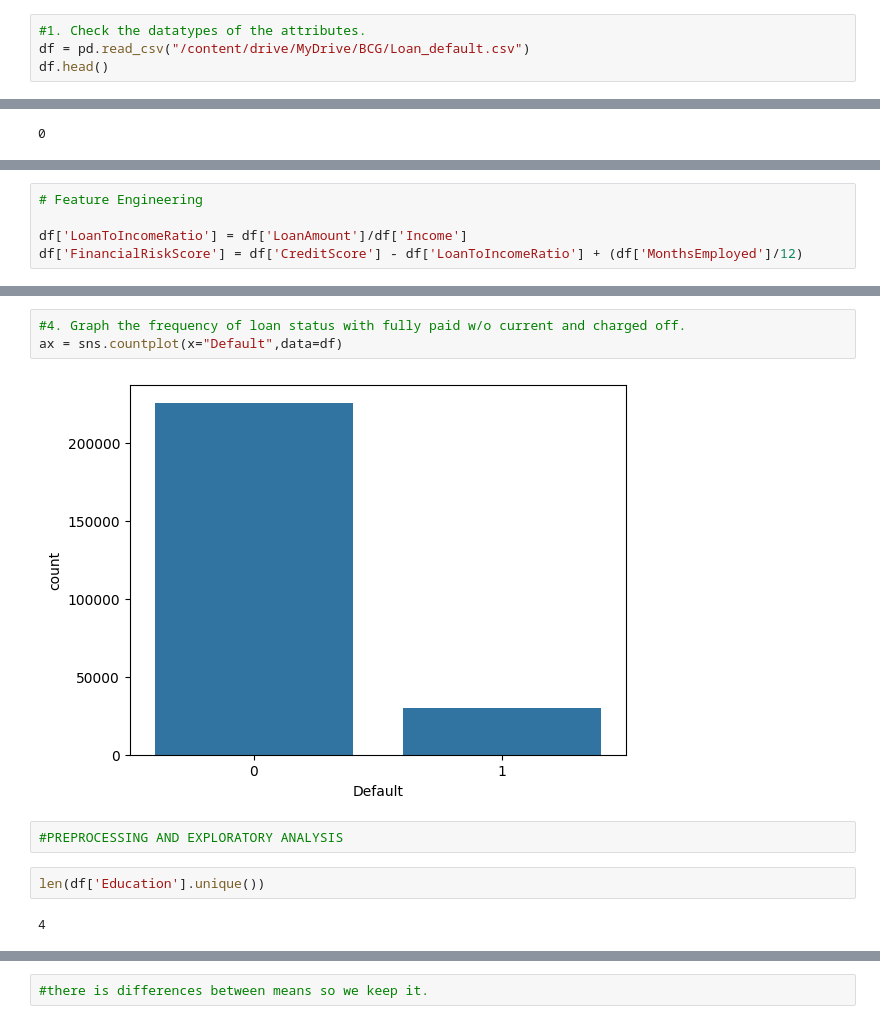
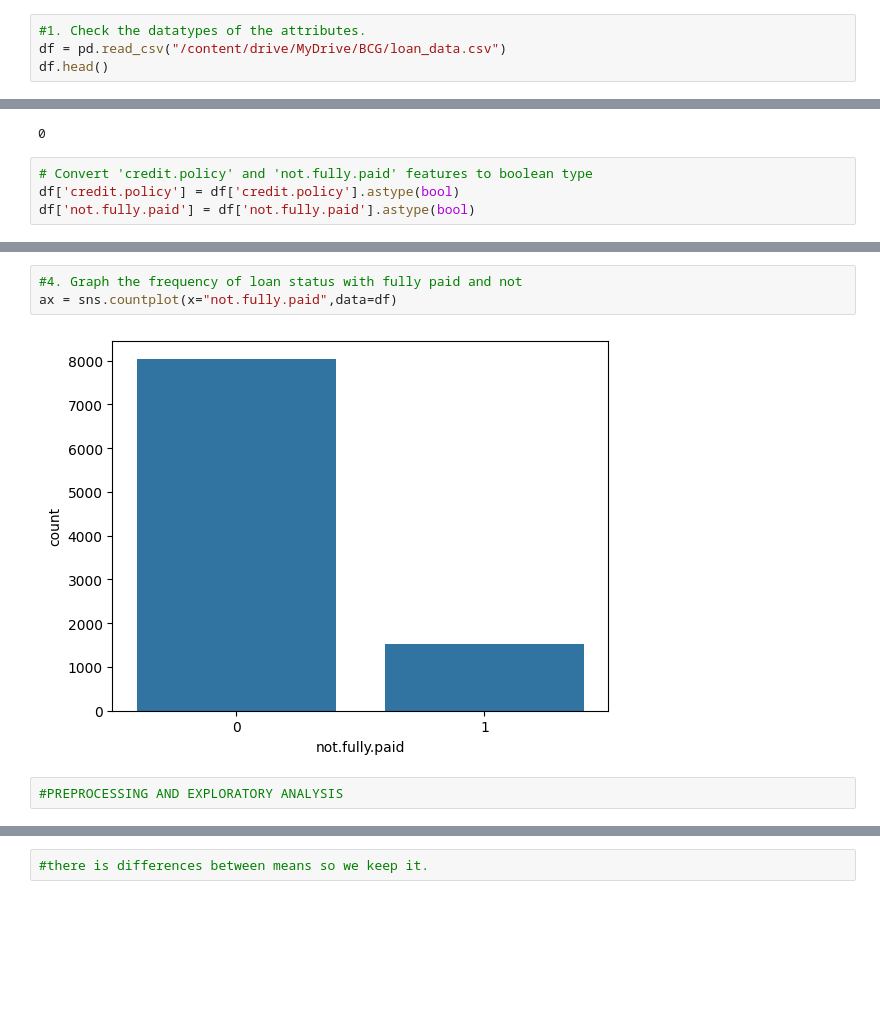
Before and after one commit to laussin86/loan_default, a Jupyter notebook: Loan_Default_prediction.ipynb, the cells around one changed output, grey strips where cells are left out. Cells and saved outputs as stored; diff of their text form; blank space fills up the shorter version.

```diff
--- a/Loan_Default_prediction.ipynb
+++ b/Loan_Default_prediction.ipynb
@@ -37,5 +43,5 @@ from sklearn.metrics import (accuracy_score,
 # %%
 #1. Check the datatypes of the attributes.
-df = pd.read_csv("/content/drive/MyDrive/BCG/Loan_default.csv")
+df = pd.read_csv("/content/drive/MyDrive/BCG/loan_data.csv")
 df.head()
 # %% [output]
@@ -92,6 +94,10 @@ dtype: int64
 df.duplicated().sum()
 # %% [output]
 0
+# %%
+# Convert 'credit.policy' and 'not.fully.paid' features to boolean type
+df['credit.policy'] = df['credit.policy'].astype(bool)
+df['not.fully.paid'] = df['not.fully.paid'].astype(bool)
 # %%
 df.describe().transpose()
 # %% [output]
@@ -125,5 +129,0 @@ plt.show()
-# %%
-# Feature Engineering
-
-df['LoanToIncomeRatio'] = df['LoanAmount']/df['Income']
-df['FinancialRiskScore'] = df['CreditScore'] - df['LoanToIncomeRatio'] + (df['MonthsEmployed']/12)
@@ -143,11 +130,7 @@ df.groupby('Default')['LoanToIncomeRatio'].describe()
 # %%
-#4. Graph the frequency of loan status with fully paid w/o current and charged off.
-ax = sns.countplot(x="Default",data=df)
+#4. Graph the frequency of loan status with fully paid and not
+ax = sns.countplot(x="not.fully.paid",data=df)
 # %% [output]
-[figure, old version]
+[figure, new version]
 # %%
 #PREPROCESSING AND EXPLORATORY ANALYSIS
-# %%
-len(df['Education'].unique())
-# %% [output]
-4
```
Also changed, not shown: parts of 167 cells of this notebook.
